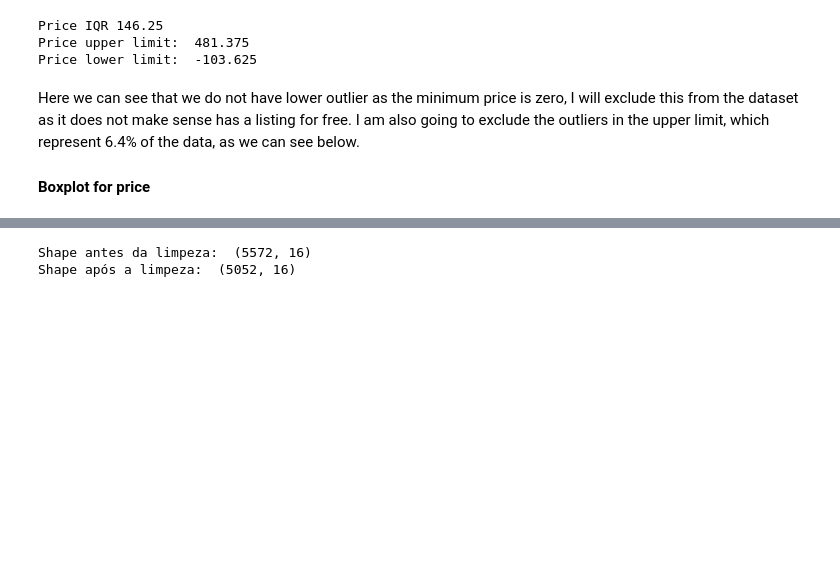
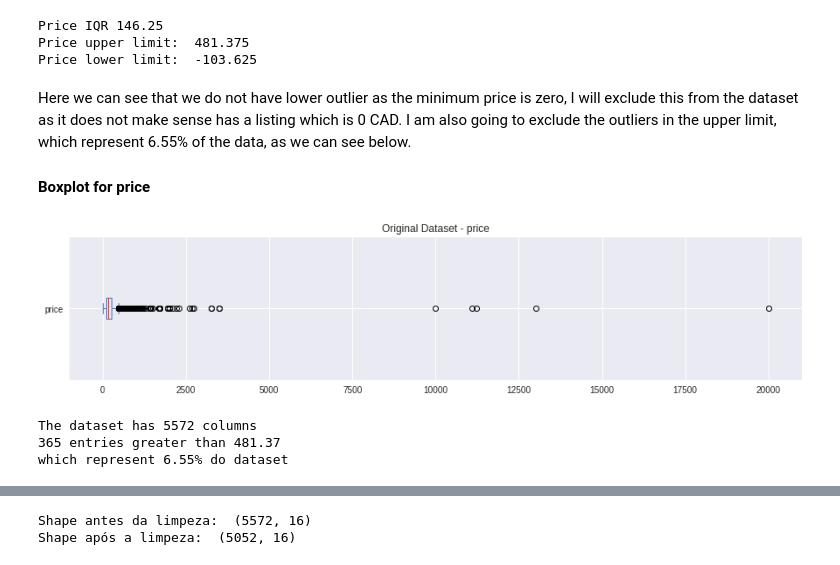
Before and after one commit to Mdrsilva/Data_Science, a Jupyter notebook: Airbnb_Data_Analysis.ipynb, the cells around one changed output, grey strips where cells are left out. Drawn from its saved outputs; the diff is of its cells as text; code cells hidden in the pictures; blank space fills up the shorter version.

```diff
--- a/Airbnb_Data_Analysis.ipynb
+++ b/Airbnb_Data_Analysis.ipynb
@@ -343,6 +343,20 @@ Price IQR 146.25
 Price upper limit:  481.375
 Price lower limit:  -103.625
 # %% [markdown]
-Here we can see that we do not have lower outlier as the minimum price is zero, I will exclude this from the dataset as it does not make sense has a listing for free. I am also going to exclude the outliers in the upper limit, which represent 6.4% of the data, as we can see below.
+Here we can see that we do not have lower outlier as the minimum price is zero, I will exclude this from the dataset as it does not make sense has a listing which is 0 CAD. I am also going to exclude the outliers in the upper limit, which represent 6.55% of the data, as we can see below.
 
 #### Boxplot for price
+# %%
+# Verifying the original dataset
+fig, ax = plt.subplots(figsize=(15,3))
+df_airbnb.price.plot(kind='box', vert=False);
+ax.set_title('Original Dataset - price')
+plt.show()
+print("The dataset has {} columns".format(df_airbnb.shape[0]))
+print("{} entries greater than 481.37".format(len(df_airbnb[df_airbnb.price > sup_price])))
+print("which represent {:.2f}% do dataset".format((len(df_airbnb[df_airbnb.price > sup_price]) / df_airbnb.shape[0])*100))
+# %% [output]
+[figure, added]
+The dataset has 5572 columns
+365 entries greater than 481.37
+which represent 6.55% do dataset
```
Also changed, not shown: parts of 6 cells of this notebook.
